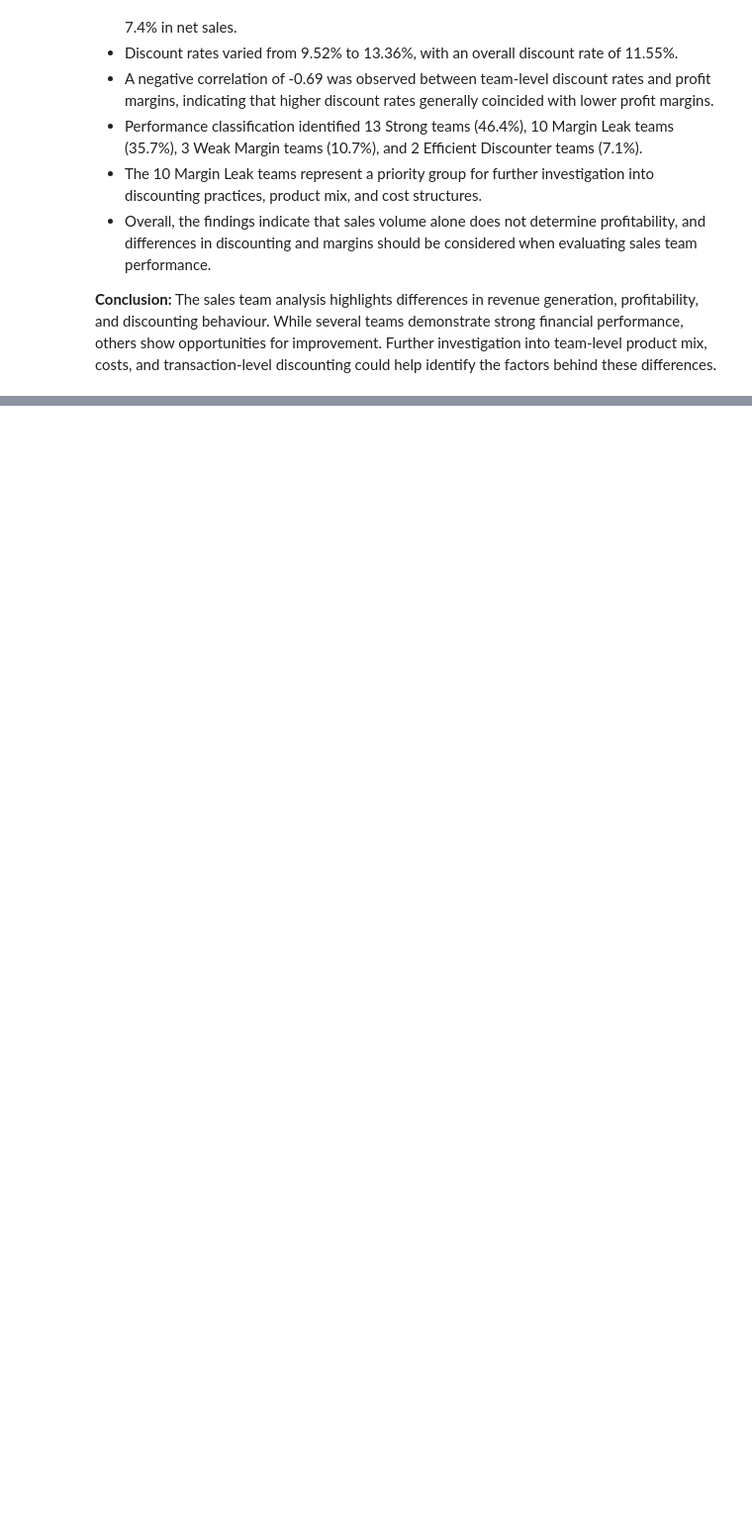
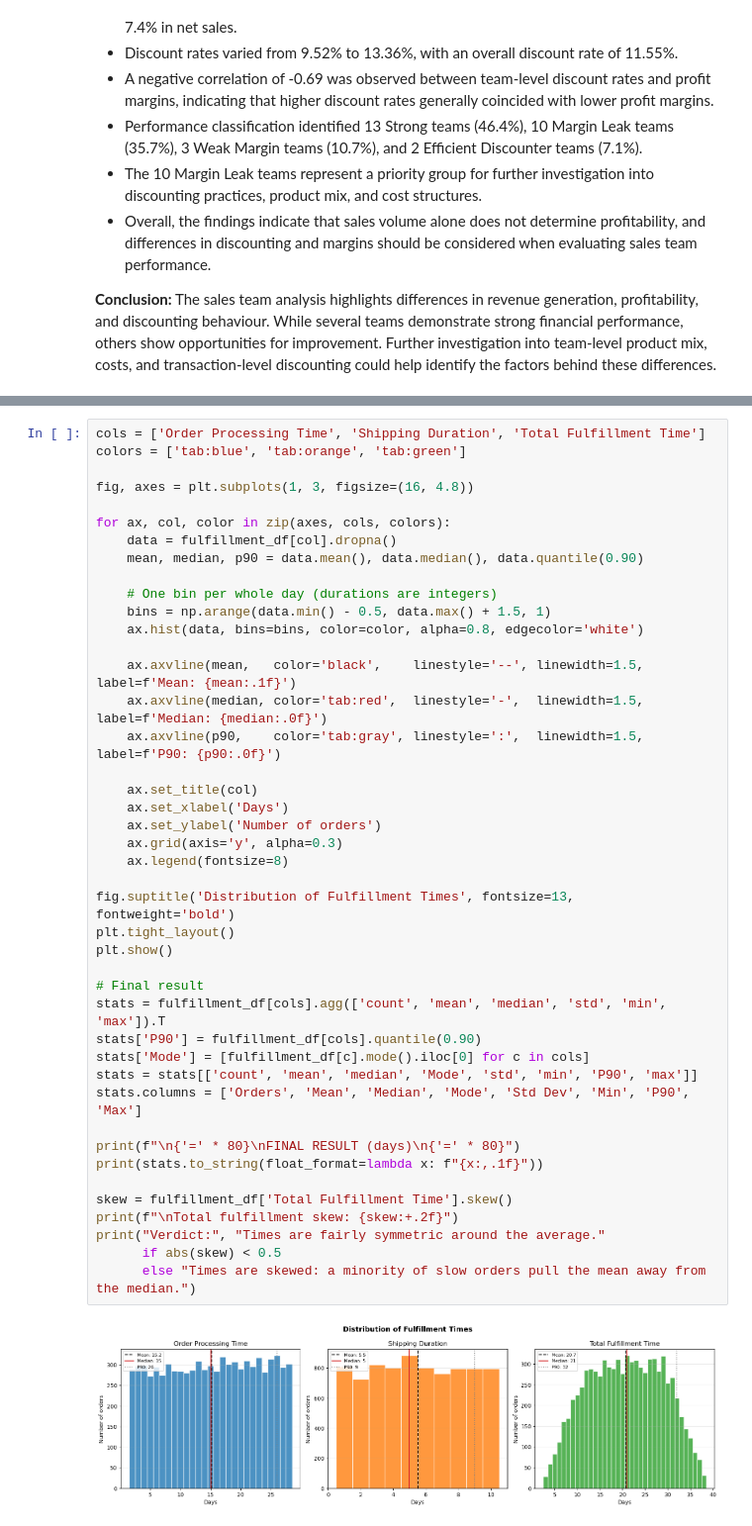
Before and after one commit to silverbullet-ai/intelligent-systems, a Jupyter notebook: da/sales-data-analysis/notebooks/02_sales_analysis.ipynb, the cells around one changed output, grey strips where cells are left out. Shown at 99% size. Cells and saved outputs as stored; diff of their text form; blank space fills up the shorter version.

Commit message:
Add order fulfillment and delivery analysis

```diff
--- a/da/sales-data-analysis/notebooks/02_sales_analysis.ipynb
+++ b/da/sales-data-analysis/notebooks/02_sales_analysis.ipynb
@@ -2482,0 +2581,45 @@ Verdict: Some teams discount heavily and earn below-average margins. Check them
+# %%
+cols = ['Order Processing Time', 'Shipping Duration', 'Total Fulfillment Time']
+colors = ['tab:blue', 'tab:orange', 'tab:green']
+
+fig, axes = plt.subplots(1, 3, figsize=(16, 4.8))
+
+for ax, col, color in zip(axes, cols, colors):
+    data = fulfillment_df[col].dropna()
+    mean, median, p90 = data.mean(), data.median(), data.quantile(0.90)
+
+    # One bin per whole day (durations are integers)
+    bins = np.arange(data.min() - 0.5, data.max() + 1.5, 1)
+    ax.hist(data, bins=bins, color=color, alpha=0.8, edgecolor='white')
+
+    ax.axvline(mean,   color='black',    linestyle='--', linewidth=1.5, label=f'Mean: {mean:.1f}')
+    ax.axvline(median, color='tab:red',  linestyle='-',  linewidth=1.5, label=f'Median: {median:.0f}')
+    ax.axvline(p90,    color='tab:gray', linestyle=':',  linewidth=1.5, label=f'P90: {p90:.0f}')
+
+    ax.set_title(col)
+    ax.set_xlabel('Days')
+    ax.set_ylabel('Number of orders')
+    ax.grid(axis='y', alpha=0.3)
+    ax.legend(fontsize=8)
+
+fig.suptitle('Distribution of Fulfillment Times', fontsize=13, fontweight='bold')
+plt.tight_layout()
+plt.show()
+
+# Final result
+stats = fulfillment_df[cols].agg(['count', 'mean', 'median', 'std', 'min', 'max']).T
+stats['P90'] = fulfillment_df[cols].quantile(0.90)
+stats['Mode'] = [fulfillment_df[c].mode().iloc[0] for c in cols]
+stats = stats[['count', 'mean', 'median', 'Mode', 'std', 'min', 'P90', 'max']]
+stats.columns = ['Orders', 'Mean', 'Median', 'Mode', 'Std Dev', 'Min', 'P90', 'Max']
+
+print(f"\n{'=' * 80}\nFINAL RESULT (days)\n{'=' * 80}")
+print(stats.to_string(float_format=lambda x: f"{x:,.1f}"))
+
+skew = fulfillment_df['Total Fulfillment Time'].skew()
+print(f"\nTotal fulfillment skew: {skew:+.2f}")
+print("Verdict:", "Times are fairly symmetric around the average."
+      if abs(skew) < 0.5
+      else "Times are skewed: a minority of slow orders pull the mean away from the median.")
+# %% [output]
+[figure, added]
```
Also changed, not shown: parts of 27 cells of this notebook.
